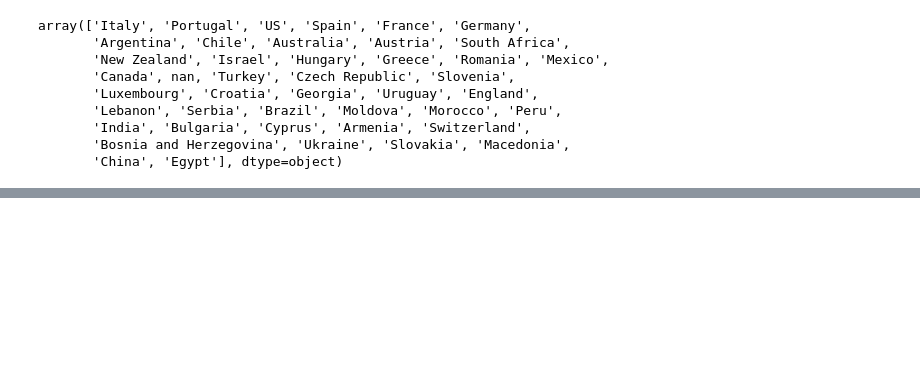
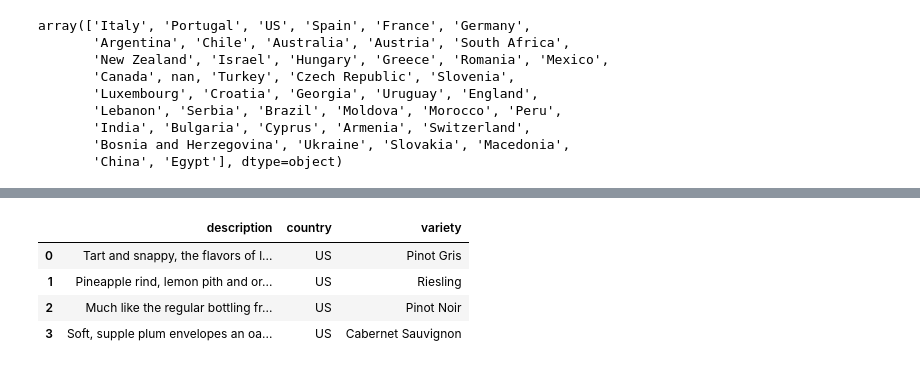
Before and after one commit to mayraberrones94/Ciencia_de_Datos, a Jupyter notebook: Práctica 12.ipynb, the cells around one changed output, grey strips where cells are left out. Saved outputs shown, nothing was run; the diff lists cells and outputs as text; code cells hidden in the pictures; blank space fills up the shorter version.

```diff
--- a/Práctica 12.ipynb
+++ b/Práctica 12.ipynb
@@ -69,3 +87,6 @@ e.head(4)
 | 1 | 1 | Portugal | This is ripe and fruity, a wine t... | Portuguese Red |
 | 2 | 2 | US | Tart and snappy, the flavors of l... | Pinot Gris |
 | 3 | 3 | US | Pineapple rind, lemon pith and or... | Riesling |
+# %%
+e.drop(e.columns[[0]], axis=1, inplace=True)
+e.head(2)
@@ -119,0 +172,13 @@ ValueError: Length mismatch: Expected axis has 14 elements, new values have 3 el
+# %%
+header = ['description','country',  'variety']
+writer = e[e['country'] == 'US']
+writer.to_csv('us-wine.csv', columns = header, index=False)
+
+lol = pd.read_csv('us-wine.csv')
+lol.head(4)
+# %% [output]
+|  | description | country | variety |
+| 0 | Tart and snappy, the flavors of l... | US | Pinot Gris |
+| 1 | Pineapple rind, lemon pith and or... | US | Riesling |
+| 2 | Much like the regular bottling fr... | US | Pinot Noir |
+| 3 | Soft, supple plum envelopes an oa... | US | Cabernet Sauvignon |
```
Also changed, not shown: parts of 19 cells of this notebook, 12 other files.
